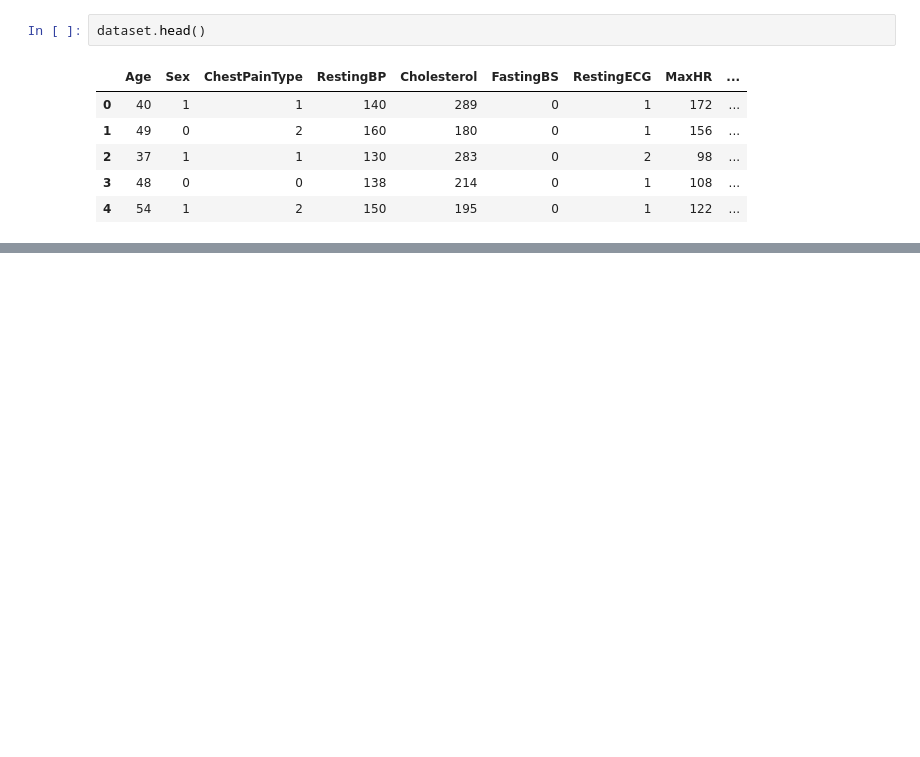
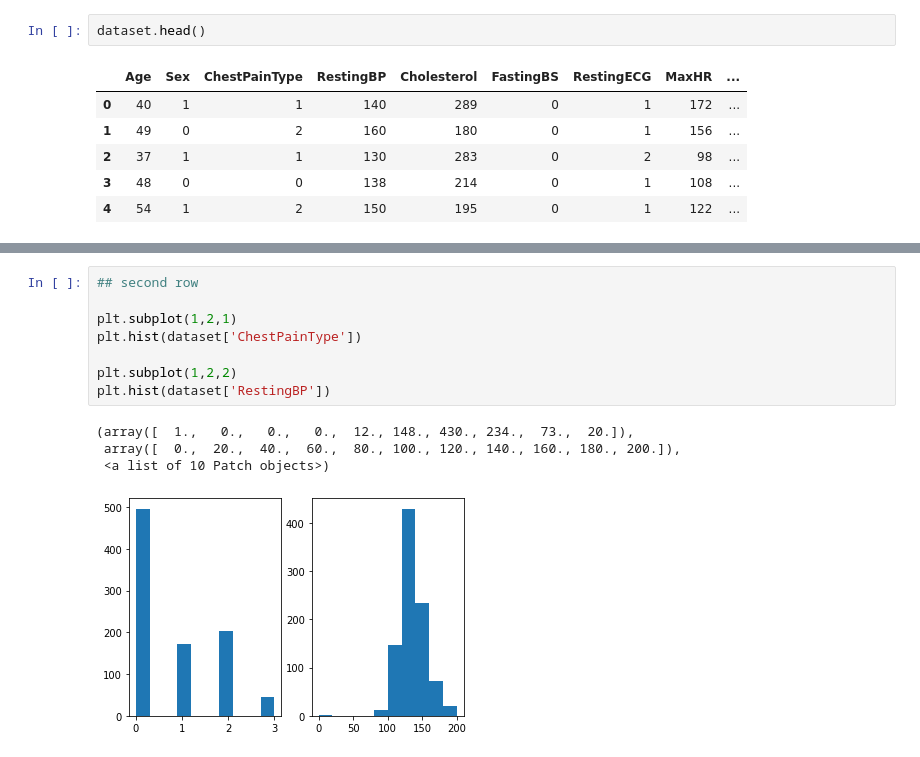
Before and after one commit to dayaniravi123/Machine-Learning-Projects, a Jupyter notebook: Heart_Failure_Detection.ipynb, the cells around one changed output, grey strips where cells are left out. Cells and saved outputs as stored; diff of their text form; blank space fills up the shorter version.

```diff
--- a/Heart_Failure_Detection.ipynb
+++ b/Heart_Failure_Detection.ipynb
@@ -74,0 +89,13 @@ dataset.head()
+# %%
+## second row
+
+plt.subplot(1,2,1)
+plt.hist(dataset['ChestPainType'])
+
+plt.subplot(1,2,2)
+plt.hist(dataset['RestingBP'])
+# %% [output]
+(array([  1.,   0.,   0.,   0.,  12., 148., 430., 234.,  73.,  20.]),
+ array([  0.,  20.,  40.,  60.,  80., 100., 120., 140., 160., 180., 200.]),
+ <a list of 10 Patch objects>)
+[figure, added]
```
Also changed, not shown: parts of 5 cells of this notebook.
